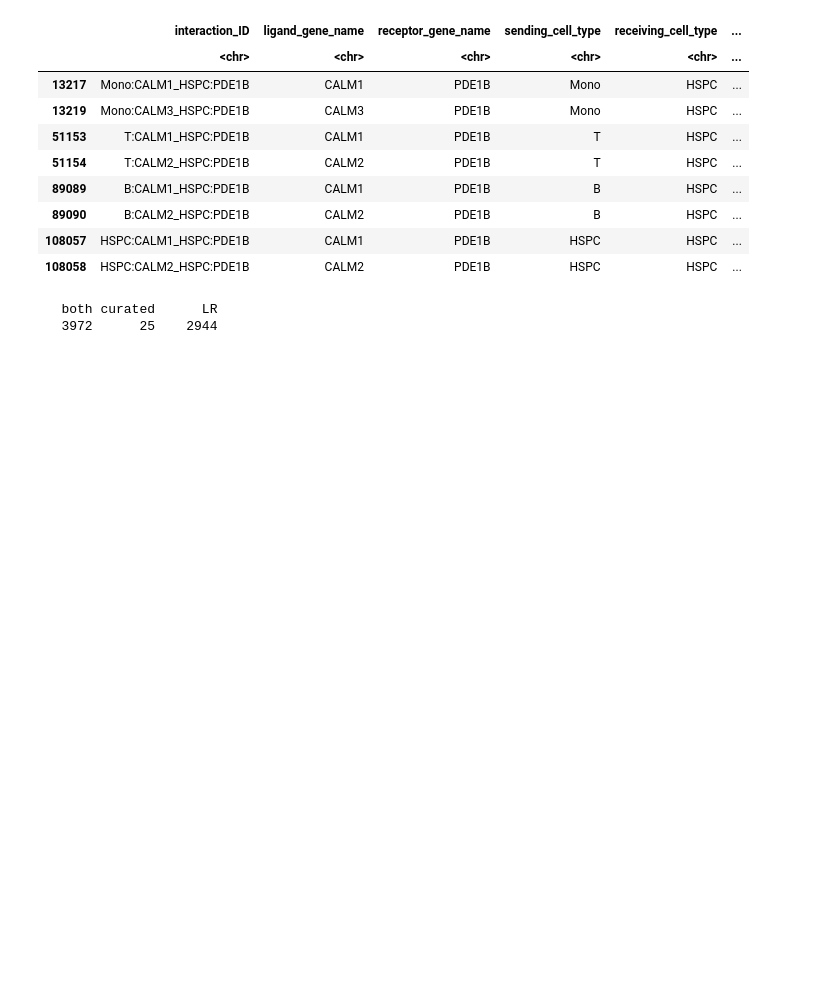
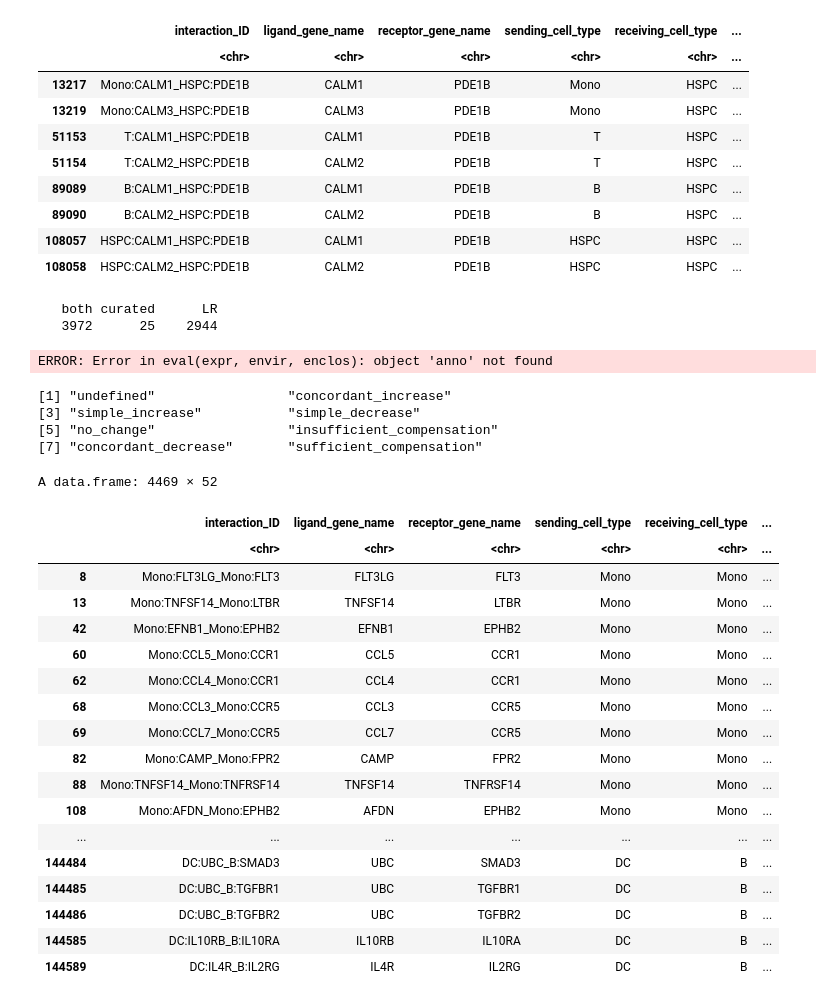
Before and after one commit to SoloveyMaria/community, a Jupyter notebook: docs/showcase_notebooks/Lasry/visualization.ipynb, the cells around one changed output. Saved outputs shown, nothing was run; the diff lists cells and outputs as text; code cells hidden in the pictures; blank space fills up the shorter version.

```diff
--- a/docs/showcase_notebooks/Lasry/visualization.ipynb
+++ b/docs/showcase_notebooks/Lasry/visualization.ipynb
@@ -1118,3 +1118,40 @@ plot_all_forests(my_idx = rep(TRUE,nrow(mono_PDE1B_positive))
                      ,legend_title_size = 0
                      ,legend_text_size = 10
                     )
+# %%
+anno <- interactions$anno_interactions
+# %%
+anno_good <- anno[anno$passed_QC_filter==TRUE,]
+# %%
+simple_deacrease <- anno_good[anno_good$interaction_category=="simple_decrease",]
+# %% [output]
+ERROR: Error in eval(expr, envir, enclos): object 'anno' not found
+# %%
+unique(anno_good$interaction_category)
+# %% [output]
+[1] "undefined"                 "concordant_increase"
+[3] "simple_increase"           "simple_decrease"
+[5] "no_change"                 "insufficient_compensation"
+[7] "concordant_decrease"       "sufficient_compensation"
+# %%
+anno_good[anno_good$interaction_category=="simple_decrease" | anno_good$interaction_category=="simple_increase",]
+# %% [output]
+A data.frame: 4469 × 52
+|  | interaction_ID | ligand_gene_name | receptor_gene_name | sending_cell_type | receiving_cell_type | ... |
+|  | <chr> | <chr> | <chr> | <chr> | <chr> | ... |
+| 8 | Mono:FLT3LG_Mono:FLT3 | FLT3LG | FLT3 | Mono | Mono | ... |
+| 13 | Mono:TNFSF14_Mono:LTBR | TNFSF14 | LTBR | Mono | Mono | ... |
+| 42 | Mono:EFNB1_Mono:EPHB2 | EFNB1 | EPHB2 | Mono | Mono | ... |
+| 60 | Mono:CCL5_Mono:CCR1 | CCL5 | CCR1 | Mono | Mono | ... |
+| 62 | Mono:CCL4_Mono:CCR1 | CCL4 | CCR1 | Mono | Mono | ... |
+| 68 | Mono:CCL3_Mono:CCR5 | CCL3 | CCR5 | Mono | Mono | ... |
+| 69 | Mono:CCL7_Mono:CCR5 | CCL7 | CCR5 | Mono | Mono | ... |
+| 82 | Mono:CAMP_Mono:FPR2 | CAMP | FPR2 | Mono | Mono | ... |
+| 88 | Mono:TNFSF14_Mono:TNFRSF14 | TNFSF14 | TNFRSF14 | Mono | Mono | ... |
+| 108 | Mono:AFDN_Mono:EPHB2 | AFDN | EPHB2 | Mono | Mono | ... |
+| ... | ... | ... | ... | ... | ... | ... |
+| 144484 | DC:UBC_B:SMAD3 | UBC | SMAD3 | DC | B | ... |
+| 144485 | DC:UBC_B:TGFBR1 | UBC | TGFBR1 | DC | B | ... |
+| 144486 | DC:UBC_B:TGFBR2 | UBC | TGFBR2 | DC | B | ... |
+| 144585 | DC:IL10RB_B:IL10RA | IL10RB | IL10RA | DC | B | ... |
+| 144589 | DC:IL4R_B:IL2RG | IL4R | IL2RG | DC | B | ... |
```
Also changed, not shown: 2 other files.
